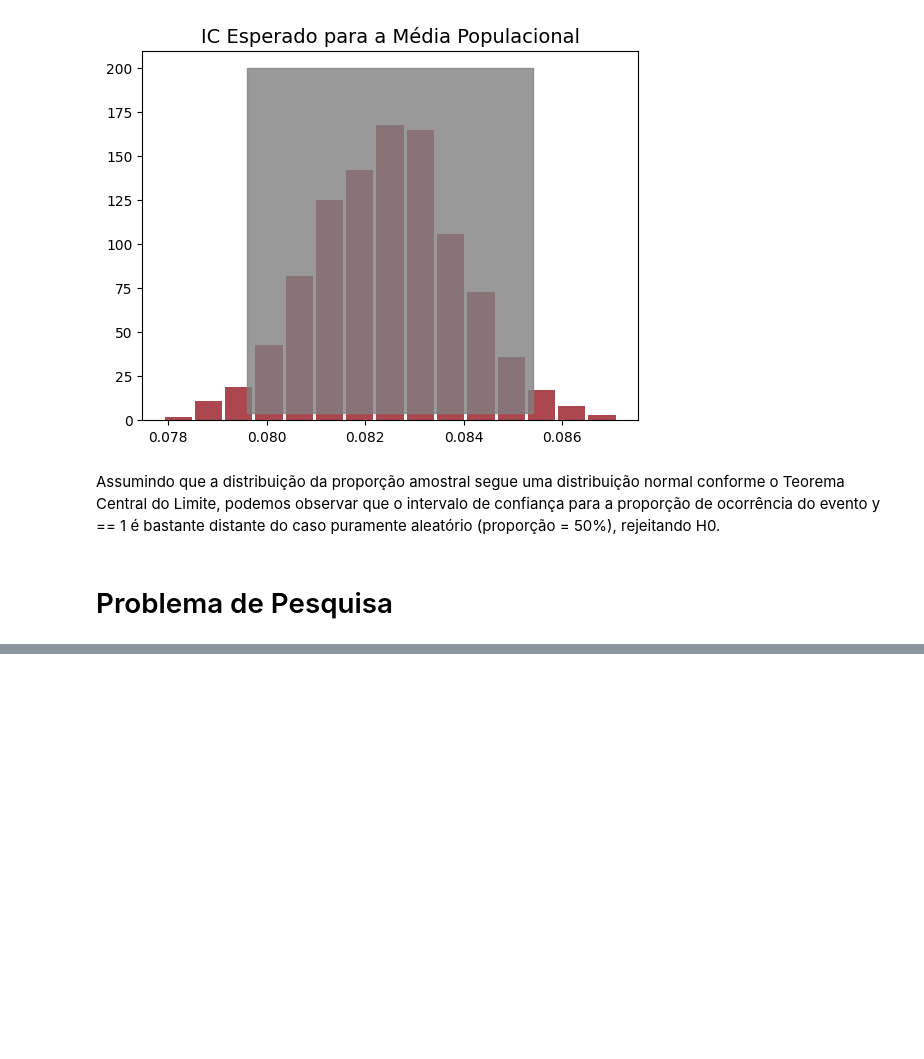
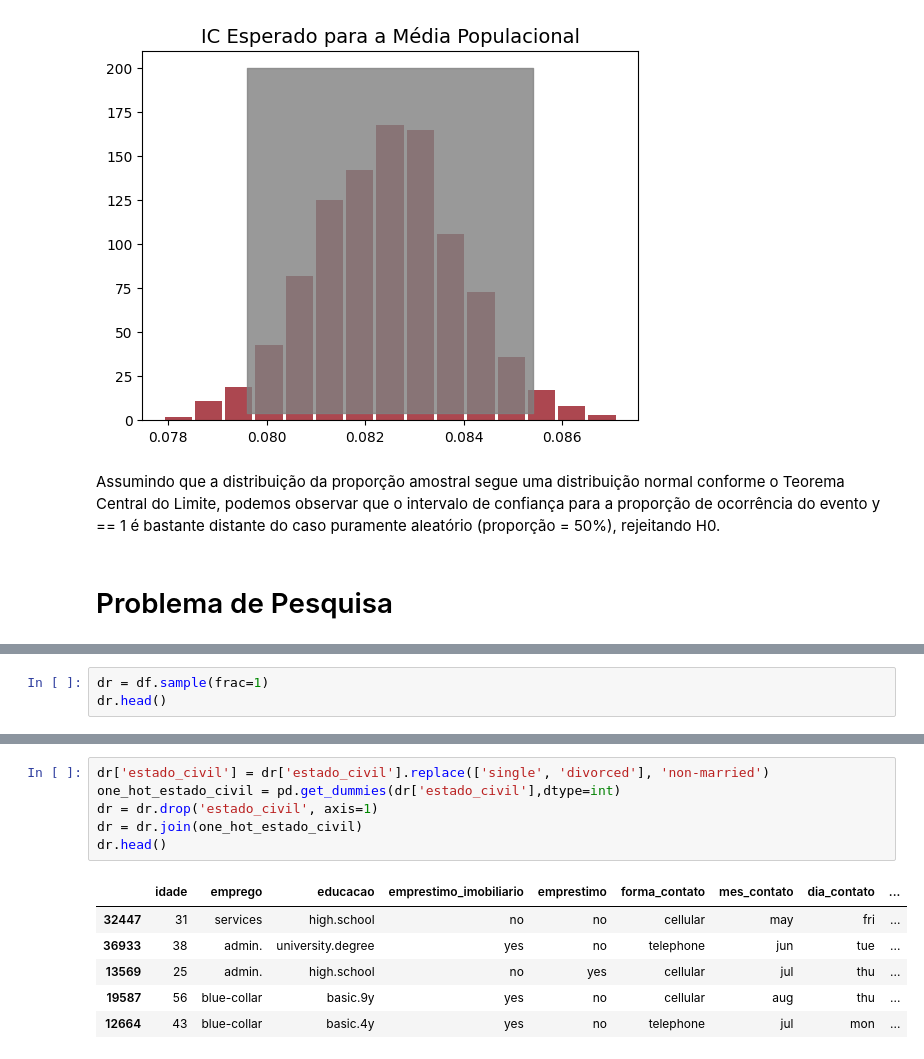
Before and after one commit to bruno-marcelino10/projeto-icd-ufmg, a Jupyter notebook: notebook/EDA.ipynb, the cells around one changed output, grey strips where cells are left out. Saved outputs shown, nothing was run; the diff lists cells and outputs as text; blank space fills up the shorter version.

```diff
--- a/notebook/EDA.ipynb
+++ b/notebook/EDA.ipynb
@@ -560,0 +565,3 @@ Assumindo que a distribuição da proporção amostral segue uma distribuição
+# %%
+dr = df.sample(frac=1)
+dr.head()
@@ -560,0 +575,13 @@ Assumindo que a distribuição da proporção amostral segue uma distribuição
+# %%
+dr['estado_civil'] = dr['estado_civil'].replace(['single', 'divorced'], 'non-married')
+one_hot_estado_civil = pd.get_dummies(dr['estado_civil'],dtype=int)
+dr = dr.drop('estado_civil', axis=1)
+dr = dr.join(one_hot_estado_civil)
+dr.head()
+# %% [output]
+|  | idade | emprego | educacao | emprestimo_imobiliario | emprestimo | forma_contato | mes_contato | dia_contato | ... |
+| 32447 | 31 | services | high.school | no | no | cellular | may | fri | ... |
+| 36933 | 38 | admin. | university.degree | yes | no | telephone | jun | tue | ... |
+| 13569 | 25 | admin. | high.school | no | yes | cellular | jul | thu | ... |
+| 19587 | 56 | blue-collar | basic.9y | yes | no | cellular | aug | thu | ... |
+| 12664 | 43 | blue-collar | basic.4y | yes | no | telephone | jul | mon | ... |
```
Also changed, not shown: parts of 17 cells of this notebook.
